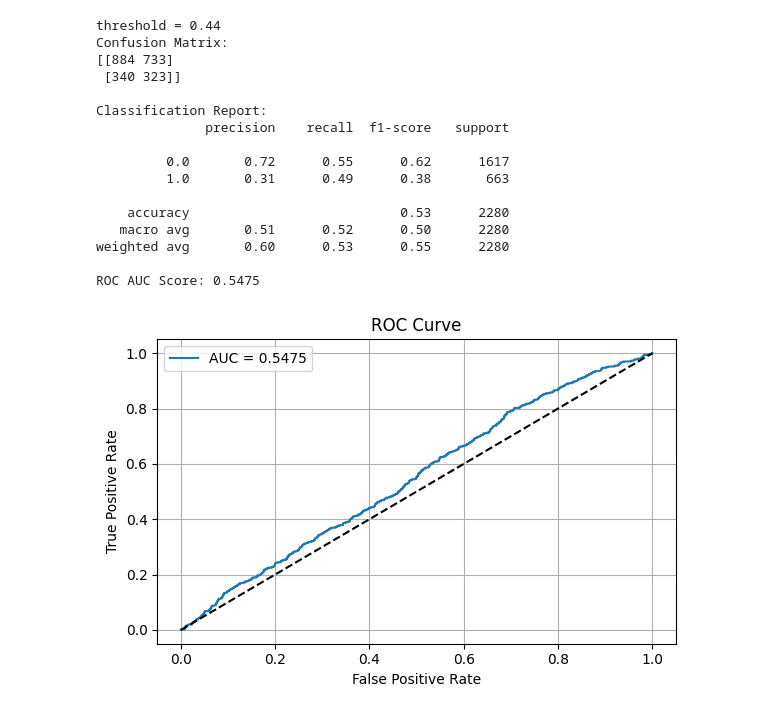
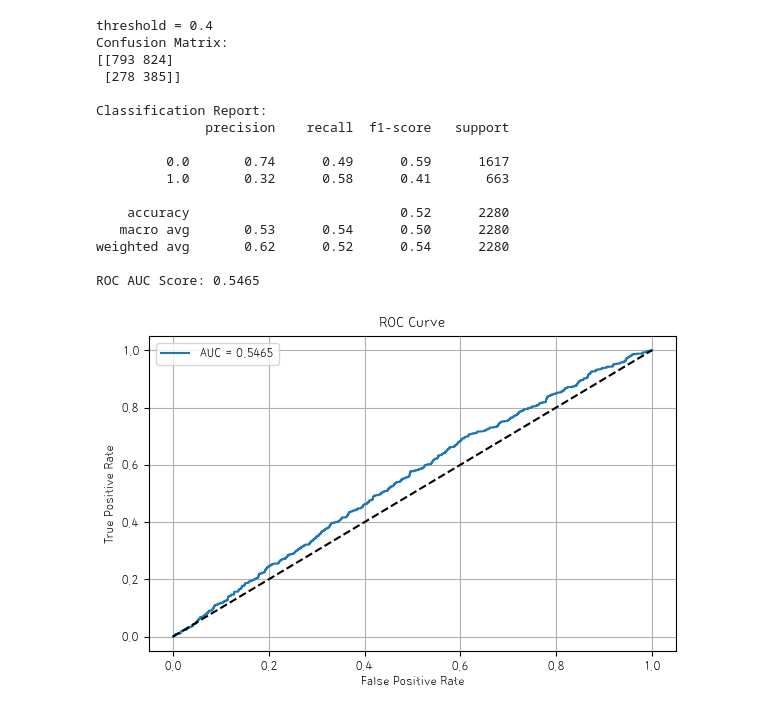
Before and after one commit to kdt-DA-bootcamp/Final-Project-2_Team1, a Jupyter notebook: code/매물추천/매물추천_모델링.ipynb, the cells around one changed output. Drawn from its saved outputs; the diff is of its cells as text; code cells hidden in the pictures.

```diff
--- a/code/매물추천/매물추천_모델링.ipynb
+++ b/code/매물추천/매물추천_모델링.ipynb
@@ -113,7 +122,7 @@ def convert_floor(floor):
         return 1  # 오류가 나는 경우는 1층으로 처리
 cafe_cleaned['층정보'] = cafe_cleaned['층정보'].apply(convert_floor)
 
-train_cols = ['지하철역_거리(m)','버스정류장_거리(m)','반경500m내_카페수', '평일_대비_주말_유동인구_비율','도로2m이내접촉길이_m','집객시설_수', '지하철_역_수','버스_정거장_수','평균_평일_유동인구_수', '평균_주말_유동인구_수','유치원_수', '초등학교_수', '중학교_수', '고등학교_수', '대학교_수']
+train_cols = ['지하철역_거리(m)','버스정류장_거리(m)','반경500m내_카페수', '평일_대비_주말_유동인구_비율','도로2m이내접촉길이_m','집객시설_수', '지하철_역_수','버스_정거장_수','평균_평일_유동인구_수', '평균_주말_유동인구_수']
 X = cafe_cleaned[train_cols]
 y = cafe_cleaned['성공_여부']
 
@@ -130,7 +139,7 @@ xgb_model.fit(X_train, y_train)
 y_proba = xgb_model.predict_proba(X_test)[:, 1]
 
 # 2. threshold 조정 (기본: 0.35)
-threshold = 0.44
+threshold = 0.4
 y_pred_custom = (y_proba >= threshold).astype(int)
 print(f'threshold = {threshold}')
 # 3. confusion matrix
@@ -138,40 +147,45 @@ print("Confusion Matrix:")
 print(confusion_matrix(y_test, y_pred_custom))
 
 # 4. classification report
 print("\nClassification Report:")
 print(classification_report(y_test, y_pred_custom))
 
 # 5. ROC AUC
 auc_score = roc_auc_score(y_test, y_proba)
 print(f"ROC AUC Score: {auc_score:.4f}")
 
 # 6. ROC Curve 시각화
 fpr, tpr, thresholds = roc_curve(y_test, y_proba)
 plt.figure(figsize=(6, 4))
 plt.plot(fpr, tpr, label=f"AUC = {auc_score:.4f}")
 plt.plot([0, 1], [0, 1], 'k--')
 plt.xlabel("False Positive Rate")
 plt.ylabel("True Positive Rate")
 plt.title("ROC Curve")
 plt.legend()
 plt.grid()
 plt.tight_layout()
 plt.show()
+
+feat_importance = pd.Series(xgb_model.feature_importances_, index=X.columns)
+feat_importance.sort_values(ascending=True).plot(kind='barh', figsize=(6, 6), title='Feature Importance')
+plt.tight_layout()
+plt.show()
 # %% [output]
-threshold = 0.44
+threshold = 0.4
 Confusion Matrix:
-[[884 733]
- [340 323]]
+[[793 824]
+ [278 385]]
 
 Classification Report:
               precision    recall  f1-score   support
 
-         0.0       0.72      0.55      0.62      1617
-         1.0       0.31      0.49      0.38       663
+         0.0       0.74      0.49      0.59      1617
+         1.0       0.32      0.58      0.41       663
 
-    accuracy                           0.53      2280
-   macro avg       0.51      0.52      0.50      2280
-weighted avg       0.60      0.53      0.55      2280
+    accuracy                           0.52      2280
+   macro avg       0.53      0.54      0.50      2280
+weighted avg       0.62      0.52      0.54      2280
 
-ROC AUC Score: 0.5475
+ROC AUC Score: 0.5465
-[figure, old version]
+[figure, new version]
```
Also changed, not shown: parts of 11 cells of this notebook, 16 other files.
